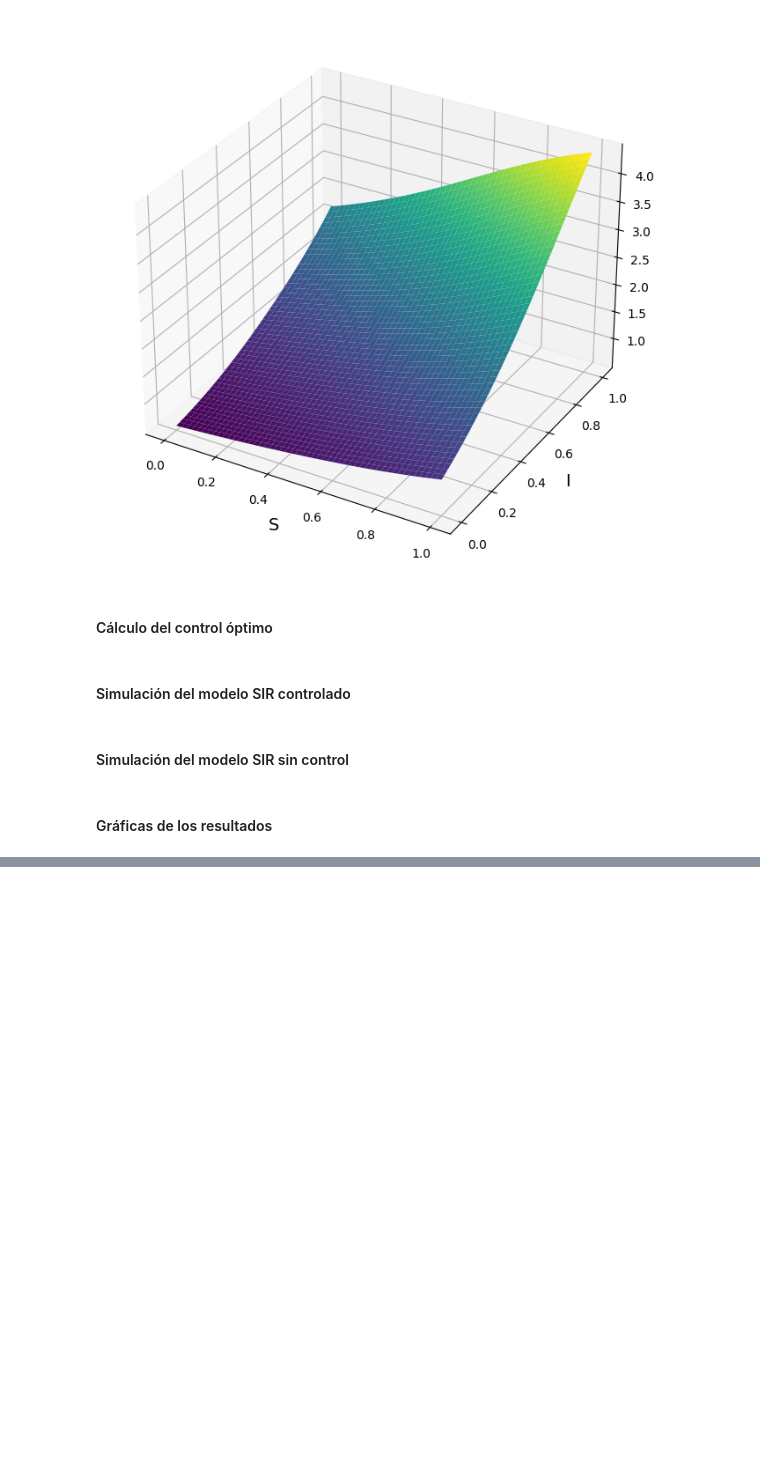
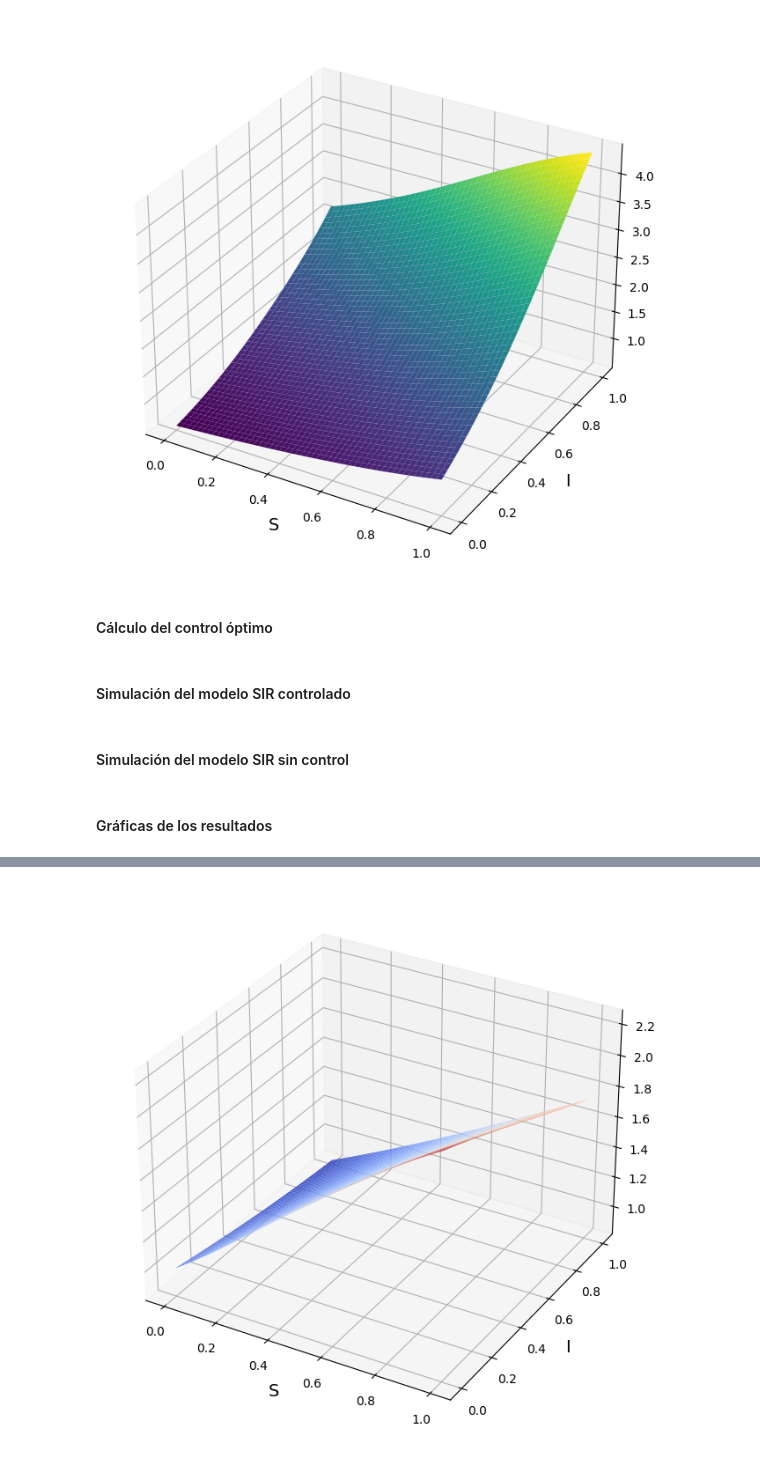
Before and after one commit to FranzValerio/Stochastic-epidemic-control, a Jupyter notebook: Notebooks/Control para modelo SIR determinista.ipynb, the cells around one changed output, grey strips where cells are left out. Cells and saved outputs as stored; diff of their text form; code cells hidden in the pictures; blank space fills up the shorter version.

```diff
--- a/Notebooks/Control para modelo SIR determinista.ipynb
+++ b/Notebooks/Control para modelo SIR determinista.ipynb
@@ -477,0 +529,17 @@ plt.show()
+# %%
+S_range = np.linspace(0, 1, 100)
+I_range = np.linspace(0, 1, 100)
+
+S_mesh, I_mesh = np.meshgrid(S_range, I_range)
+
+J_mesh = modelo_2.predict(np.column_stack((S_mesh.ravel(), I_mesh.ravel(), np.zeros_like(S_mesh.ravel()))))
+J_mesh = np.reshape(J_mesh, S_mesh.shape)
+
+fig = plt.figure(figsize = (10, 8))
+ax = fig.add_subplot(111, projection = '3d')
+ax.plot_surface(S_mesh, I_mesh, J_mesh, cmap = 'coolwarm')
+ax.set_xlabel('S', fontsize = 14)
+ax.set_ylabel('I', fontsize = 14)
+ax.set_zlabel('J', fontsize = 14)
+plt.show()
+# %% [output]
@@ -477,0 +547 @@ plt.show()
+[figure, added]
```
Also changed, not shown: parts of 7 cells of this notebook.
